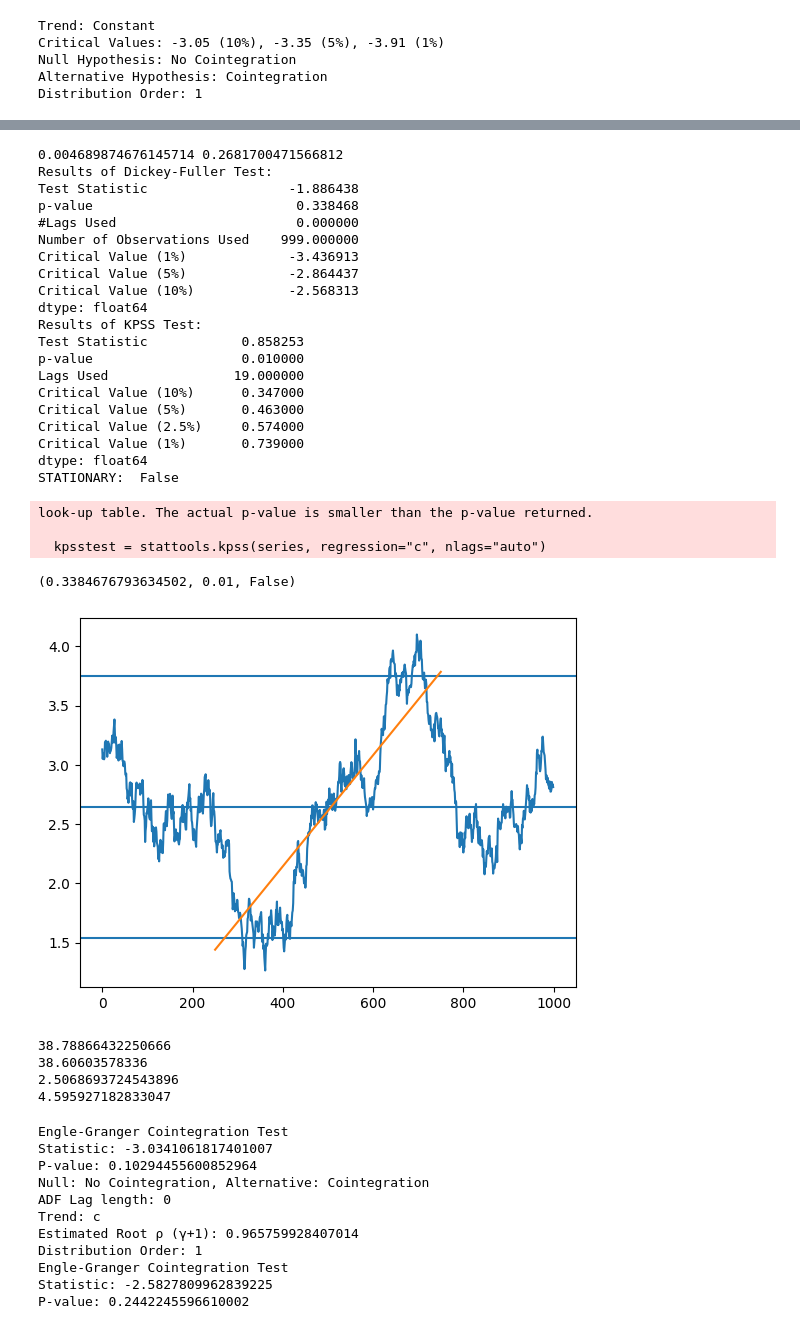
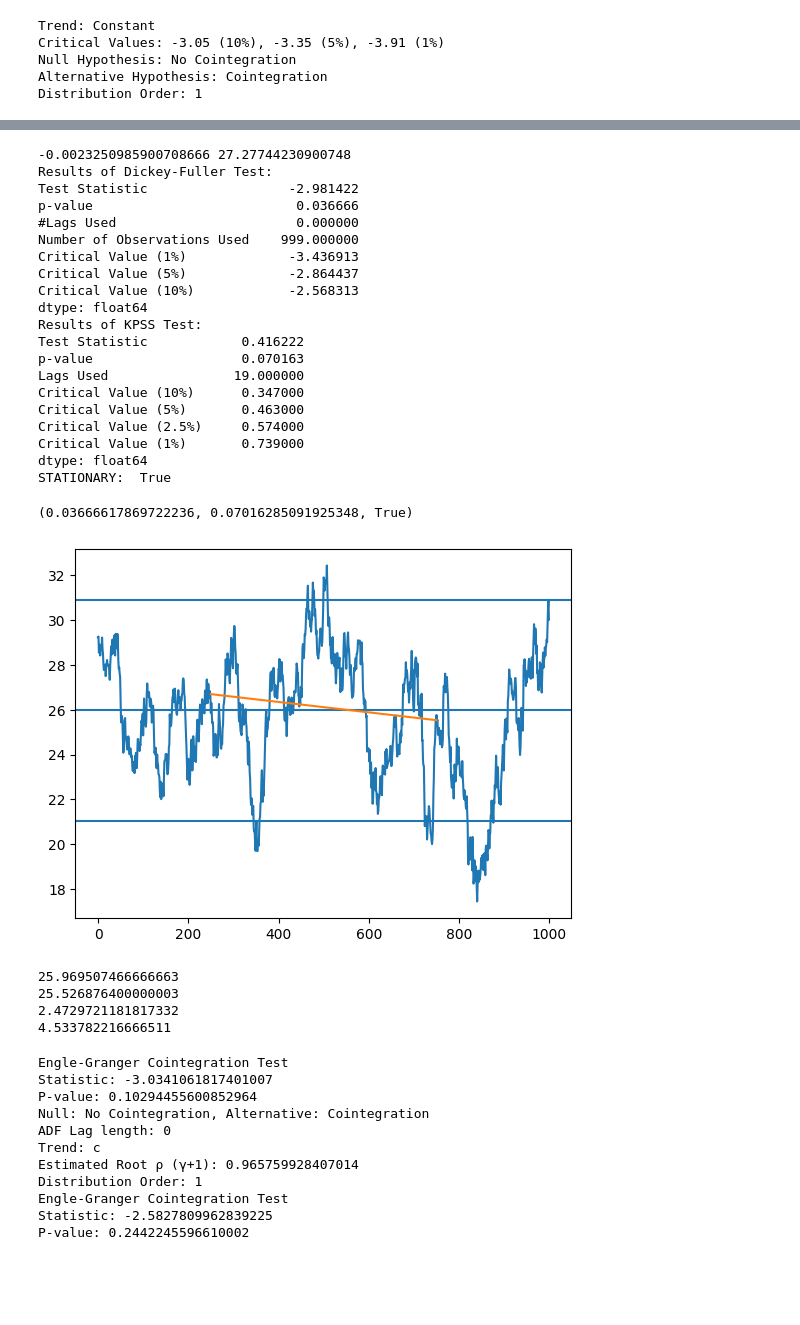
Before and after one commit to Troppydash/algothon, a Jupyter notebook: da/khang_pairs.ipynb, the cells around one changed output, grey strips where cells are left out. Drawn from its saved outputs; the diff is of its cells as text; code cells hidden in the pictures; blank space fills up the shorter version.

Commit message:
Add pair notes and a risky pair (used for the top 3 thing only)

```diff
--- a/da/khang_pairs.ipynb
+++ b/da/khang_pairs.ipynb
@@ -90,7 +90,7 @@ plt.savefig("check.png")
 # %%
 # Check if stationary
 # Non-stationary
-def test_stationary(series, printing=False, threshold=0.07):
+def test_stationary(series, printing=False, threshold=0.08):
     dftest = stattools.adfuller(series, autolag="AIC")
     dfoutput = pd.Series(
         dftest[0:4],
@@ -224,6 +278,6 @@ Distribution Order: 1
 # %%
-pair = ("16", "24")
-beta = [1, -0.52]
+pair = ("9", "46")
+beta = [1, -0.42]
 deltaFull = beta[0] * df[pair[0]] + beta[1] * df[pair[1]]
 deltaTrain = beta[0] * train[pair[0]] + beta[1] * train[pair[1]]
 deltaFull = list(deltaFull)
@@ -234,56 +288,53 @@ sns.lineplot(deltaFull)
 # plt.axvline(x = 682)
 # plt.axvline(x = 512)
 # plt.axvline(x = 629)
 # plt.axvline(x = 666)
 
 plt.axhline(y=np.mean(deltaTrain))
 off = 1.5
-plt.axhline(y=np.mean(deltaTrain) + 1.7 * np.std(deltaTrain))
-plt.axhline(y=np.mean(deltaTrain) - 1.7 * np.std(deltaTrain))
+plt.axhline(y=np.mean(deltaTrain) + 2 * np.std(deltaTrain))
+plt.axhline(y=np.mean(deltaTrain) - 2 * np.std(deltaTrain))
 
 x = np.array(range(250,751))
 y = np.array(deltaFull[250:751])
 m, b = np.polyfit(x, y, 1)
 plt.plot(x, m * x + b)
 
 print(m, b)
 test_stationary(deltaFull, printing=True)
 # %% [output]
-0.004689874676145714 0.2681700471566812
+-0.0023250985900708666 27.27744230900748
 Results of Dickey-Fuller Test:
-Test Statistic                  -1.886438
-p-value                          0.338468
+Test Statistic                  -2.981422
+p-value                          0.036666
 #Lags Used                       0.000000
 Number of Observations Used    999.000000
 Critical Value (1%)             -3.436913
 Critical Value (5%)             -2.864437
 Critical Value (10%)            -2.568313
 dtype: float64
 Results of KPSS Test:
-Test Statistic            0.858253
-p-value                   0.010000
+Test Statistic            0.416222
+p-value                   0.070163
 Lags Used                19.000000
 Critical Value (10%)      0.347000
 Critical Value (5%)       0.463000
 Critical Value (2.5%)     0.574000
 Critical Value (1%)       0.739000
 dtype: float64
-STATIONARY:  False
+STATIONARY:  True
-look-up table. The actual p-value is smaller than the p-value returned.
-
-  kpsstest = stattools.kpss(series, regression="c", nlags="auto")
+(0.03666617869722236, 0.07016285091925348, True)
-(0.3384676793634502, 0.01, False)
-[figure, old version]
+[figure, new version]
 # %%
 print(np.mean(deltaTrain))
 print(np.mean(deltaFull))
 print(np.std(deltaTrain))
 print(np.std(deltaTrain) * (1.5 + 1/3))
 # %% [output]
-38.78866432250666
-38.60603578336
-2.5068693724543896
-4.595927182833047
+25.969507466666663
+25.526876400000003
+2.4729721181817332
+4.533782216666511
 # %%
 pair=(20, 35)
 result = engle_granger(train[str(pair[0])], train[str(pair[1])], trend='c', method='bic')
```
Also changed, not shown: parts of 2 cells of this notebook, 3 other files.
